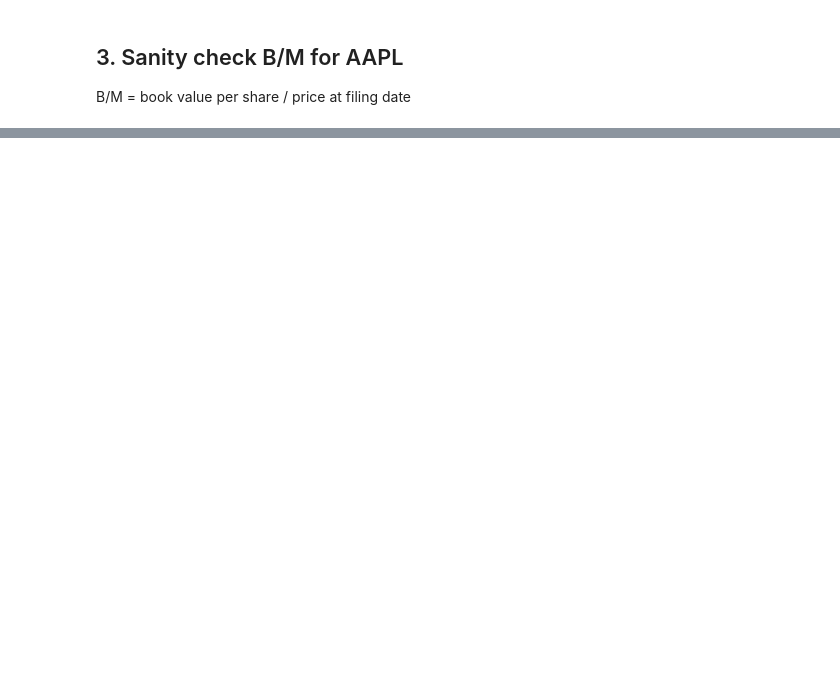
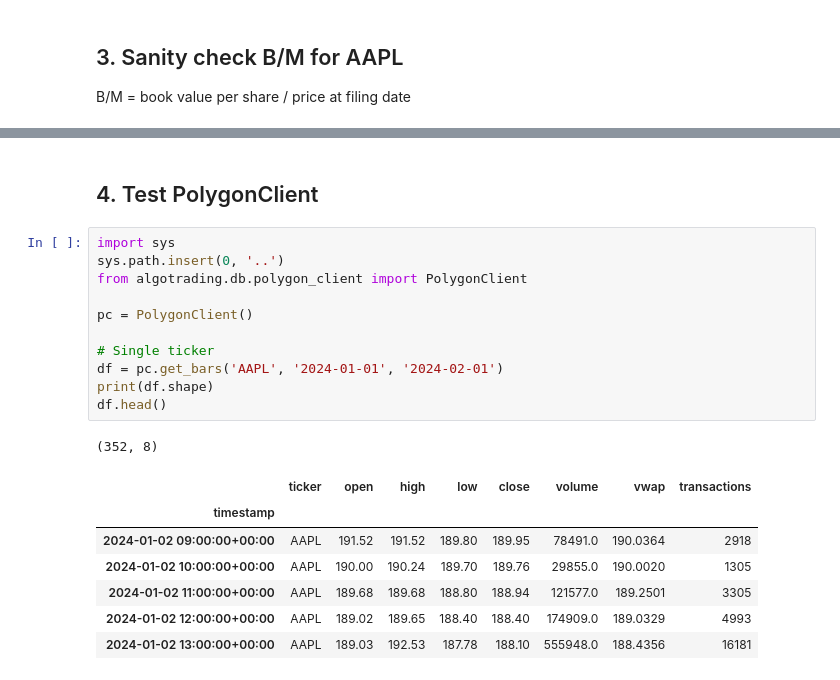
Before and after one commit to Andy-hzm/algo-trading, a Jupyter notebook: notebooks/01_polygon_exploration.ipynb, the cells around one changed output, grey strips where cells are left out. Cells and saved outputs as stored; diff of their text form; blank space fills up the shorter version.

```diff
--- a/notebooks/01_polygon_exploration.ipynb
+++ b/notebooks/01_polygon_exploration.ipynb
@@ -94,0 +186,22 @@ print(f'B/M: {bvps / price:.4f}' if price else 'no price')
+# %% [markdown]
+## 4. Test PolygonClient
+# %%
+import sys
+sys.path.insert(0, '..')
+from algotrading.db.polygon_client import PolygonClient
+
+pc = PolygonClient()
+
+# Single ticker
+df = pc.get_bars('AAPL', '2024-01-01', '2024-02-01')
+print(df.shape)
+df.head()
+# %% [output]
+(352, 8)
+|  | ticker | open | high | low | close | volume | vwap | transactions |
+| timestamp |  |  |  |  |  |  |  |  |
+| 2024-01-02 09:00:00+00:00 | AAPL | 191.52 | 191.52 | 189.80 | 189.95 | 78491.0 | 190.0364 | 2918 |
+| 2024-01-02 10:00:00+00:00 | AAPL | 190.00 | 190.24 | 189.70 | 189.76 | 29855.0 | 190.0020 | 1305 |
+| 2024-01-02 11:00:00+00:00 | AAPL | 189.68 | 189.68 | 188.80 | 188.94 | 121577.0 | 189.2501 | 3305 |
+| 2024-01-02 12:00:00+00:00 | AAPL | 189.02 | 189.65 | 188.40 | 188.40 | 174909.0 | 189.0329 | 4993 |
+| 2024-01-02 13:00:00+00:00 | AAPL | 189.03 | 192.53 | 187.78 | 188.10 | 555948.0 | 188.4356 | 16181 |
```
Also changed, not shown: parts of 22 cells of this notebook, 4 other files.
